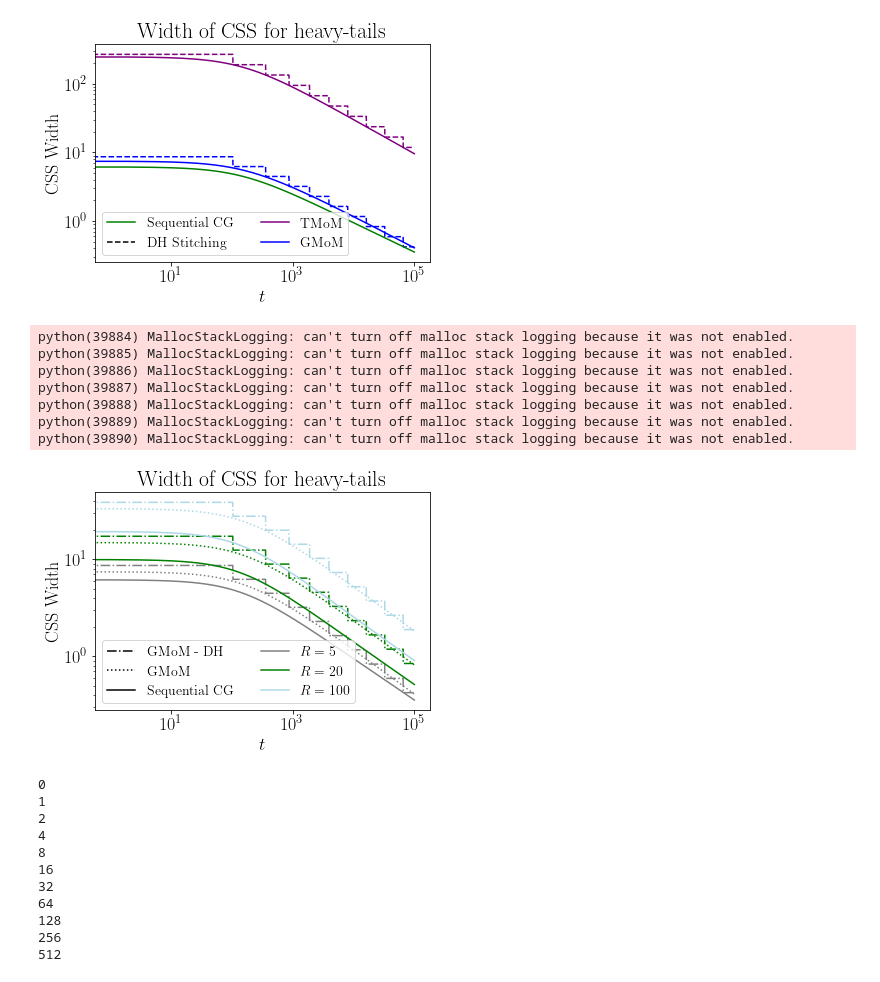
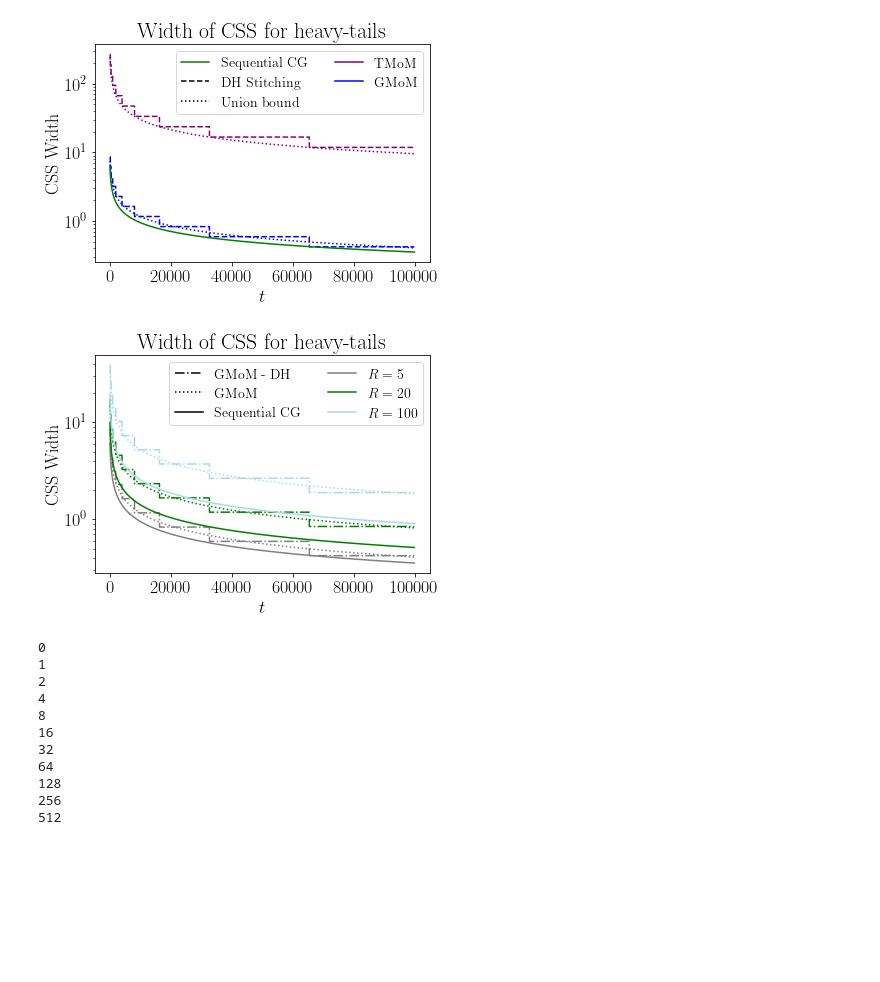
Before and after one commit to bchugg/confidence-spheres, a Jupyter notebook: heavy_tails.ipynb, the cells around one changed output. Saved outputs shown, nothing was run; the diff lists cells and outputs as text; code cells hidden in the pictures; blank space fills up the shorter version.

```diff
--- a/heavy_tails.ipynb
+++ b/heavy_tails.ipynb
@@ -98,65 +98,61 @@ cat_widths_d100 = cat_boundary(100, alpha, iters, 100)
 
 start = 150
 
-plt.plot(geom_width_d5[start:], c='blue')
+plt.plot(geom_width_d5[start:], ls=":", c='blue')
 plt.plot(geom_dh_width_d5[start:], ls='--', c='blue')
-plt.plot(mom_widths_d5[start:], c='purple')
+plt.plot(mom_widths_d5[start:], ls=":", c='purple')
 plt.plot(mom_dh_width_d5[start:], ls='--', c='purple')
 plt.plot(cat_widths_d5[start:], c='green', label='Sequential CG')
 
 
 plt.plot([], [], ls='--', c='black', label='DH Stitching')
+plt.plot([], [], ls=':', c='black', label='Union bound')
 plt.plot([], [],  c='purple', label='TMoM')
 plt.plot([], [],  c='blue', label='GMoM')
-plt.legend(loc='lower left', ncol=2, fontsize=14)
-plt.xscale('log')
+#plt.legend(loc='lower left', ncol=2, fontsize=14)
+plt.legend(fontsize=14, ncol=2)
+# plt.xscale('log')
 plt.yscale('log')
 plt.xlabel('$t$')
 plt.ylabel('CSS Width')
 plt.title('Width of CSS for heavy-tails')
 
-plt.savefig('heavy_tails_gmom.png', dpi=300, bbox_inches='tight')
+plt.savefig('figures/heavy_tails_gmom.png', dpi=300, bbox_inches='tight')
 # %% [output]
-[figure, old version]
+[figure, new version]
 # %%
 start = 150
 
 plt.plot(geom_width_d5[start:], ls=':', c='gray')
 plt.plot(geom_dh_width_d5[start:], ls='-.', c='gray')
 plt.plot(cat_widths_d5[start:], c='gray') # label='$d=5$')
 
 plt.plot(geom_width_d20[start:], ls=':', c='green')
 plt.plot(geom_dh_width_d20[start:], ls='-.', c='green')
 plt.plot(cat_widths_d20[start:], c='green') # label='$d=20$')
 
 plt.plot(geom_width_d100[start:], ls=':', c='lightblue')
 plt.plot(geom_dh_width_d100[start:], ls='-.', c='lightblue')
 plt.plot(cat_widths_d100[start:], c='lightblue') # label='$d=100$')
 
 
 plt.plot([], [], ls='-.', c='black', label='GMoM - DH')
 plt.plot([], [], ls=':', c='black', label='GMoM')
 plt.plot([], [], c='black', label='Sequential CG')
 plt.plot([], [], c='gray', label='$R=5$')
 plt.plot([], [], c='green', label='$R=20$')
 plt.plot([], [], c='lightblue', label='$R=100$')
-plt.legend(loc='lower left', fontsize=14, ncol=2)
-plt.xscale('log')
+#plt.legend(loc='lower left', fontsize=14, ncol=2)
+plt.legend(fontsize=14, ncol=2)
+# plt.xscale('log')
 plt.yscale('log')
 plt.xlabel('$t$')
 plt.ylabel('CSS Width')
 plt.title('Width of CSS for heavy-tails')
 
-plt.savefig('heavy_tails.png', dpi=300, bbox_inches='tight')
+plt.savefig('figures/heavy_tails.png', dpi=300, bbox_inches='tight')
 # %% [output]
-python(39884) MallocStackLogging: can't turn off malloc stack logging because it was not enabled.
-python(39885) MallocStackLogging: can't turn off malloc stack logging because it was not enabled.
-python(39886) MallocStackLogging: can't turn off malloc stack logging because it was not enabled.
-python(39887) MallocStackLogging: can't turn off malloc stack logging because it was not enabled.
-python(39888) MallocStackLogging: can't turn off malloc stack logging because it was not enabled.
-python(39889) MallocStackLogging: can't turn off malloc stack logging because it was not enabled.
-python(39890) MallocStackLogging: can't turn off malloc stack logging because it was not enabled.
-[figure, old version]
+[figure, new version]
 # %%
 for i in range(1000):
 
```
Also changed, not shown: 5 other files.
